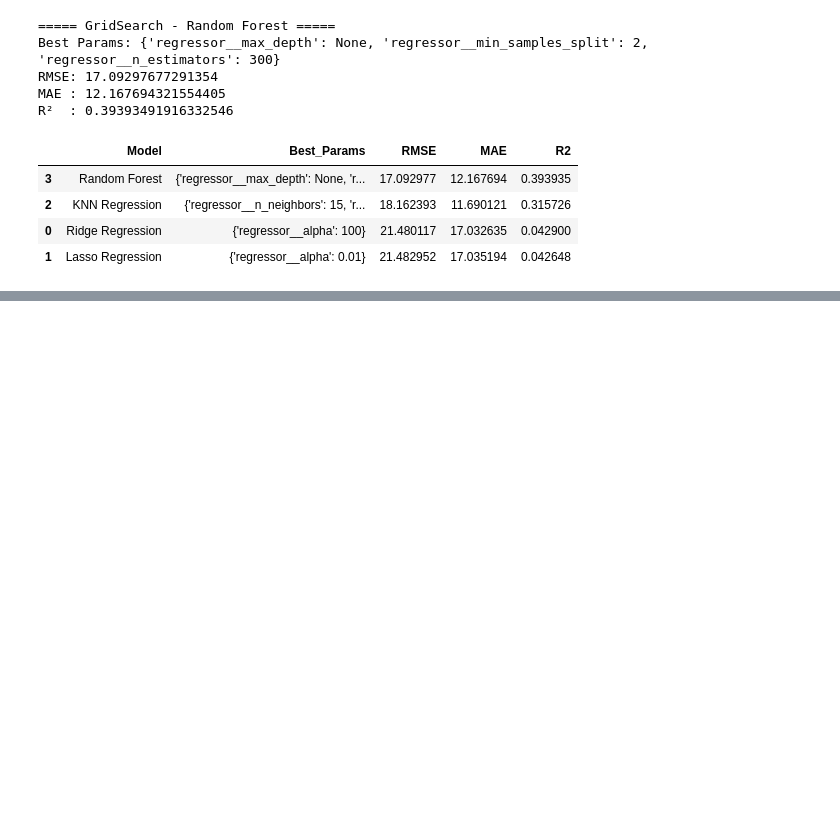
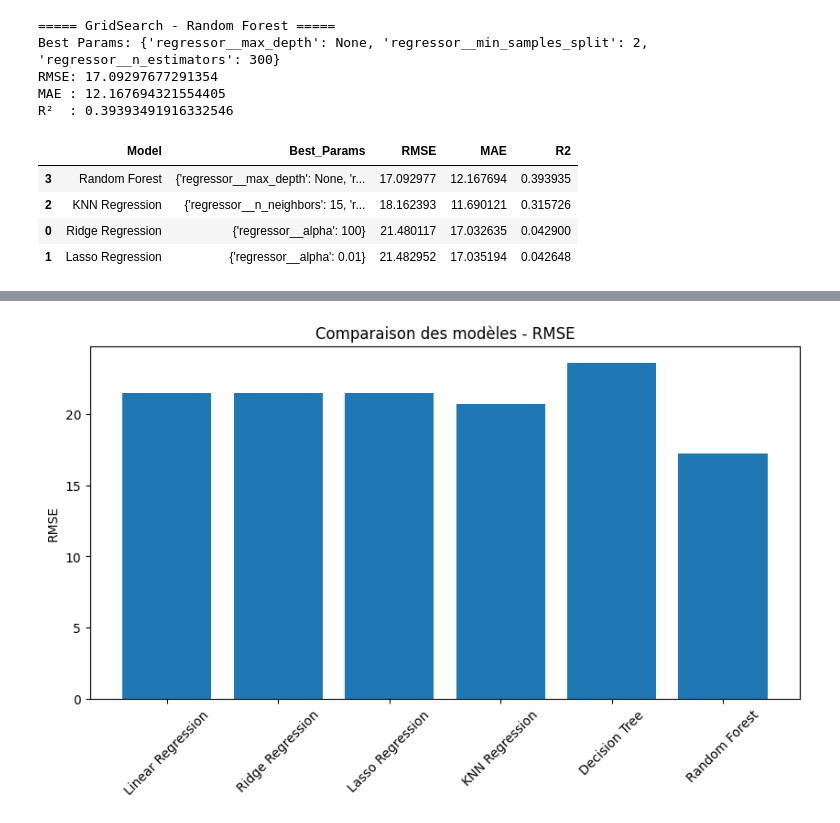
Before and after one commit to theobled/Project-Machine_Learning, a Jupyter notebook: Projet_Machine_Learning.ipynb, the cells around one changed output, grey strips where cells are left out. Saved outputs shown, nothing was run; the diff lists cells and outputs as text; code cells hidden in the pictures; blank space fills up the shorter version.

Commit message:
visualisation resultats + reste à faire

```diff
--- a/Projet_Machine_Learning.ipynb
+++ b/Projet_Machine_Learning.ipynb
@@ -741,0 +746,10 @@ Pas d’analyse métier ("qu’est-ce qui rend une musique populaire ?")
+# %%
+# cisualisation des résultats des modèles selon RMSE
+plt.figure(figsize=(10,5))
+plt.bar(results_df['Model'], results_df['RMSE'])
+plt.xticks(rotation=45)
+plt.ylabel("RMSE")
+plt.title("Comparaison des modèles - RMSE")
+plt.show()
+# %% [output]
+[figure, added]
```
Also changed, not shown: parts of 4 cells of this notebook.
